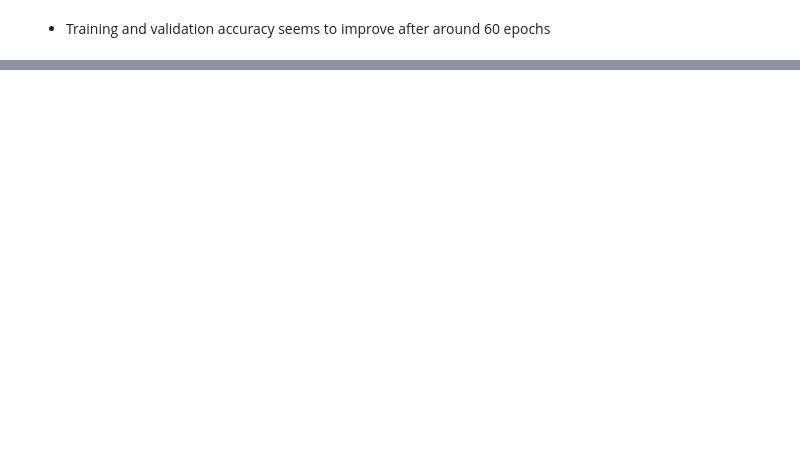
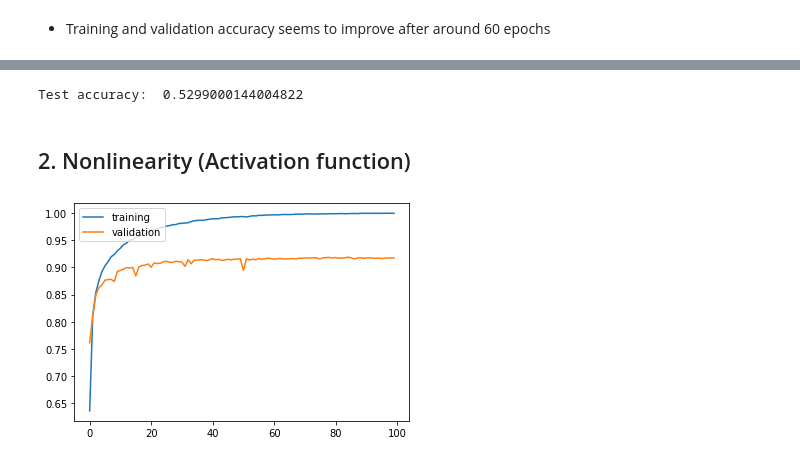
Before and after one commit to dy5299/TIL, a Jupyter notebook: 202001_OpenCV/200121_adnn.ipynb, the cells around one changed output, grey strips where cells are left out. Cells and saved outputs as stored; diff of their text form; code cells hidden in the pictures; blank space fills up the shorter version.

```diff
--- a/202001_OpenCV/200121_adnn.ipynb
+++ b/202001_OpenCV/200121_adnn.ipynb
@@ -188,0 +236,36 @@ def mlp_model():
+# %%
+print('Test accuracy: ', results[1])
+# %% [output]
+Test accuracy:  0.5299000144004822
+# %% [markdown]
+## 2. Nonlinearity (Activation function)
+# %%
+def mlp_model():
+    model = Sequential()
+
+    model.add(Dense(50, input_shape = (784, )))
+    model.add(Activation('relu'))    # use relu
+    model.add(Dense(50))
+    model.add(Activation('relu'))    # use relu
+    model.add(Dense(50))
+    model.add(Activation('relu'))    # use relu
+    model.add(Dense(50))
+    model.add(Activation('relu'))    # use relu
+    model.add(Dense(10))
+    model.add(Activation('softmax'))
+
+    sgd = optimizers.SGD(lr = 0.001)
+    model.compile(optimizer = sgd, loss = 'categorical_crossentropy', metrics = ['accuracy'])
+
+    return model
+# %%
+model = mlp_model()
+history = model.fit(X_train, y_train, validation_split = 0.3, epochs = 100, verbose = 0)
+# %%
+plt.plot(history.history['accuracy'])
+plt.plot(history.history['val_accuracy'])
+plt.legend(['training', 'validation'], loc = 'upper left')
+plt.show()
+#마지막 값이 아니라, 그 중에서 validation value 가장 좋았던 값을 저장.
+# %% [output]
+[figure, added]
```
Also changed, not shown: parts of 54 cells of this notebook, 2 other files.
